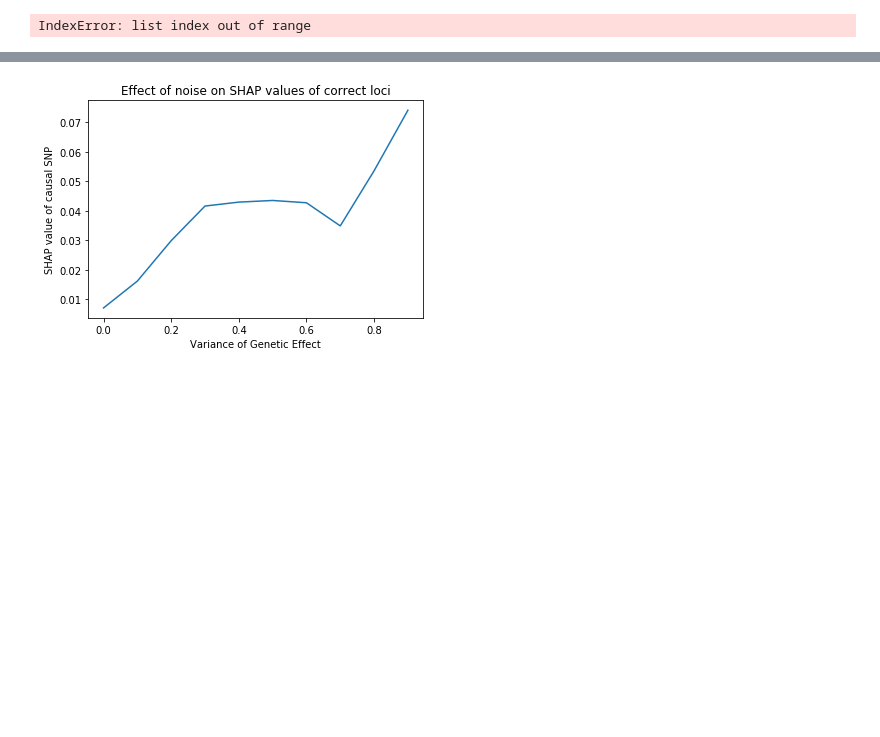
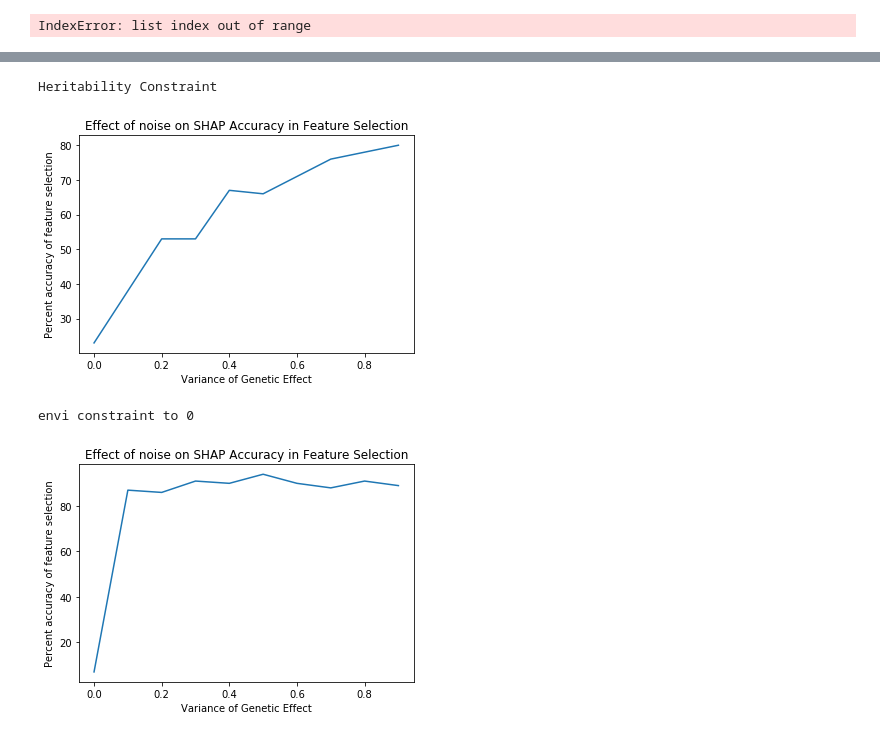
Before and after one commit to KevinDelao/UCLA_Summer_Project, a Jupyter notebook: UCLA_Summer_Code.ipynb, the cells around one changed output, grey strips where cells are left out. Cells and saved outputs as stored; diff of their text form; code cells hidden in the pictures; blank space fills up the shorter version.

Commit message:
error corrected on SHAP calculation, higher accuracy figures

```diff
--- a/UCLA_Summer_Code.ipynb
+++ b/UCLA_Summer_Code.ipynb
@@ -683,4 +649,10 @@ envi constraint to 0
-# %%
-plot_shap_values_accuracy(50, 10, 10, 50)
-# %% [output]
-[figure, removed]
+# %%
+print("Heritability Constraint")
+plot_shap_values_basic(100, 10, 10, 100, False, True)
+print("envi constraint to 0")
+plot_shap_values_basic(100, 10, 10, 100, False, False)
+# %% [output]
+Heritability Constraint
+[figure, added]
+envi constraint to 0
+[figure, added]
```
Also changed, not shown: parts of 15 cells of this notebook.
